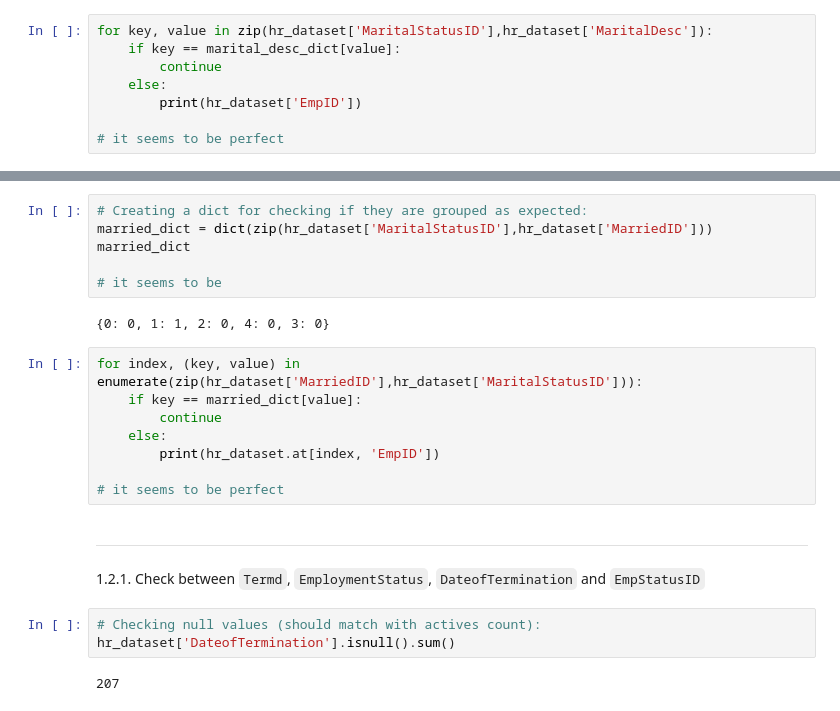
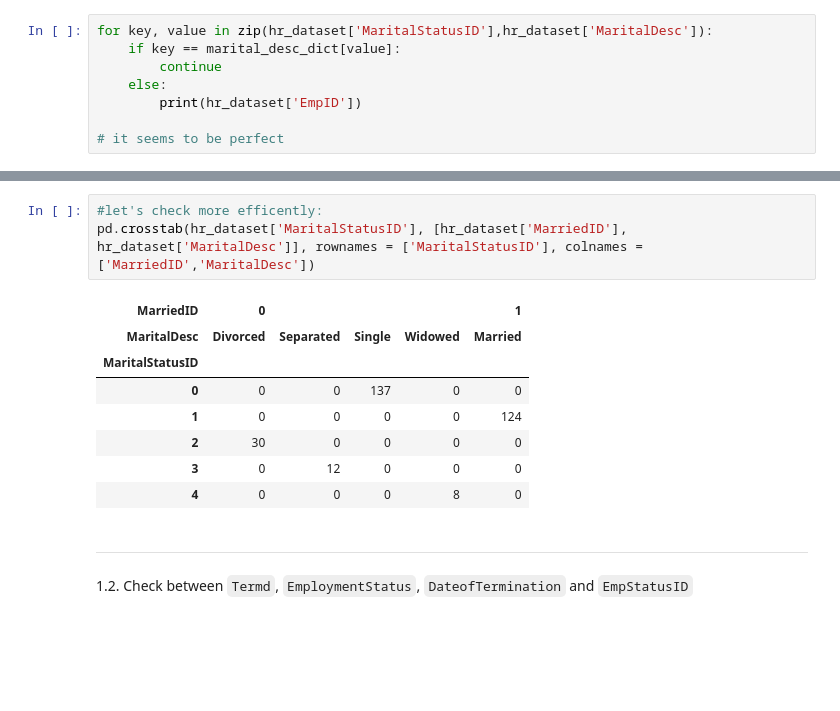
Before and after one commit to AnaSeoane/HR-Project, a Jupyter notebook: Exploring HR_Dataset.ipynb, the cells around one changed output, grey strips where cells are left out. Saved outputs shown, nothing was run; the diff lists cells and outputs as text; blank space fills up the shorter version.

```diff
--- a/Exploring HR_Dataset.ipynb
+++ b/Exploring HR_Dataset.ipynb
@@ -98,24 +146,15 @@ Name: MarriedID, dtype: int64
-# %%
-# Creating a dict for checking if they are grouped as expected:
-married_dict = dict(zip(hr_dataset['MaritalStatusID'],hr_dataset['MarriedID']))
-married_dict
-
-# it seems to be
-# %% [output]
-{0: 0, 1: 1, 2: 0, 4: 0, 3: 0}
-# %%
-for index, (key, value) in enumerate(zip(hr_dataset['MarriedID'],hr_dataset['MaritalStatusID'])):
-    if key == married_dict[value]:
-        continue
-    else:
-        print(hr_dataset.at[index, 'EmpID'])
-
-# it seems to be perfect
+# %%
+#let's check more efficently:
+pd.crosstab(hr_dataset['MaritalStatusID'], [hr_dataset['MarriedID'], hr_dataset['MaritalDesc']], rownames = ['MaritalStatusID'], colnames = ['MarriedID','MaritalDesc'])
+# %% [output]
+| MarriedID | 0 |  |  |  | 1 |
+| MaritalDesc | Divorced | Separated | Single | Widowed | Married |
+| MaritalStatusID |  |  |  |  |  |
+| 0 | 0 | 0 | 137 | 0 | 0 |
+| 1 | 0 | 0 | 0 | 0 | 124 |
+| 2 | 30 | 0 | 0 | 0 | 0 |
+| 3 | 0 | 12 | 0 | 0 | 0 |
+| 4 | 0 | 0 | 0 | 8 | 0 |
 # %% [markdown]
 ___
-1.2.1. Check between `Termd`, `EmploymentStatus`, `DateofTermination` and 	`EmpStatusID`
+1.2. Check between `Termd`, `EmploymentStatus`, `DateofTermination` and 	`EmpStatusID`
-# %%
-# Checking null values (should match with actives count):
-hr_dataset['DateofTermination'].isnull().sum()
-# %% [output]
-207
```
Also changed, not shown: parts of 32 cells of this notebook, 1 other file.
